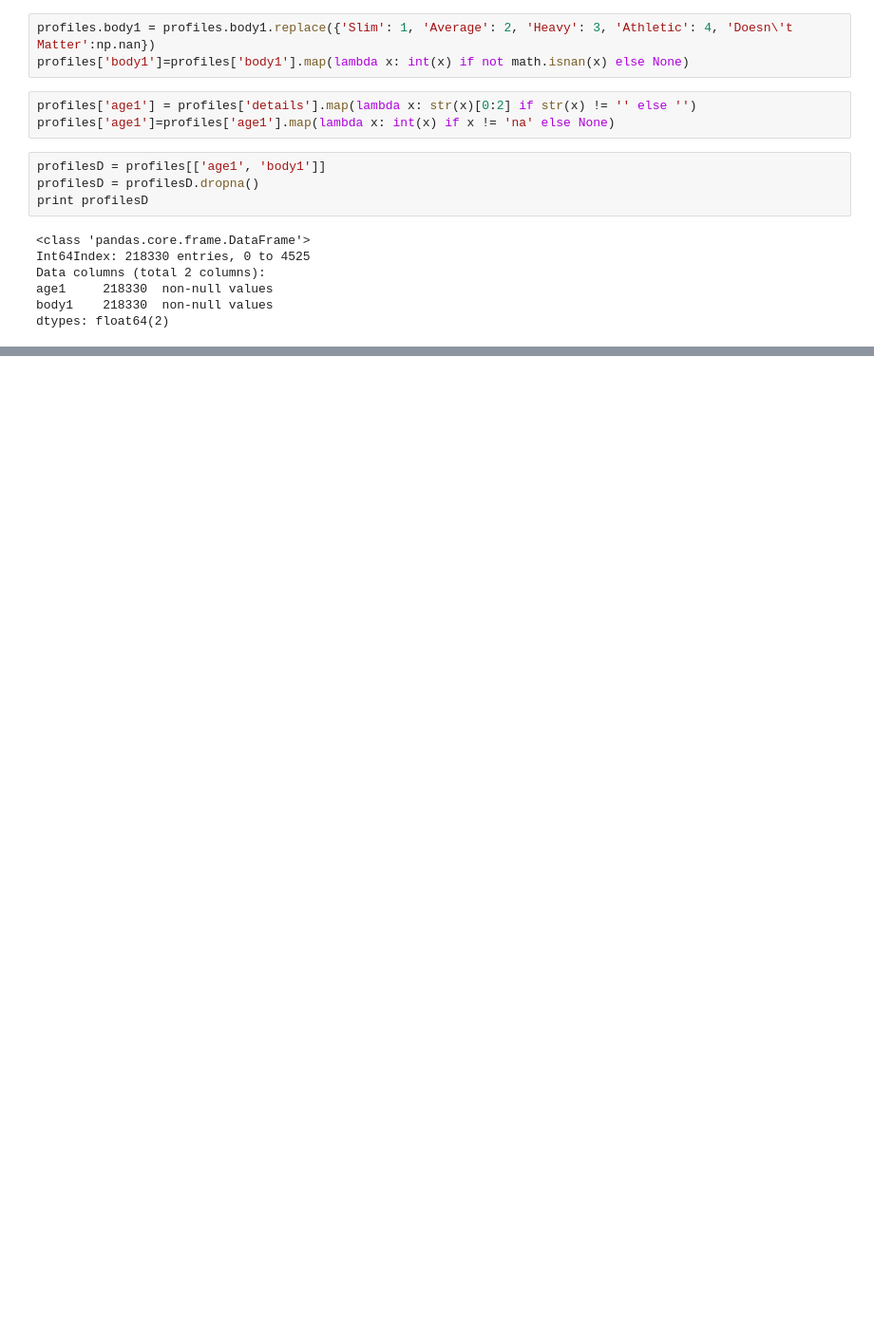
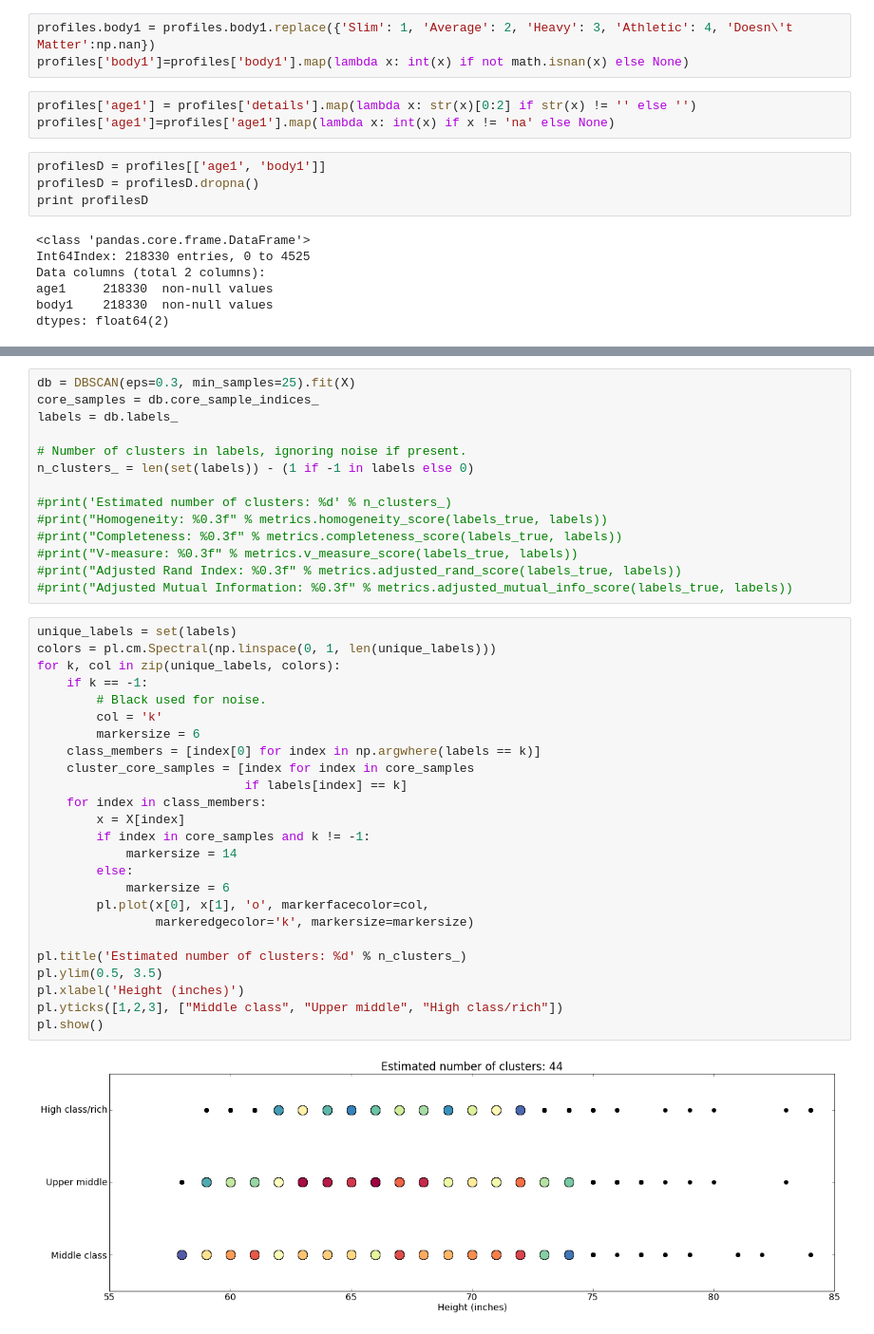
Before and after one commit to deadofied/ac299r, a Jupyter notebook: dbscan.ipynb, the cells around one changed output, grey strips where cells are left out. Shown at 95% size. Saved outputs shown, nothing was run; the diff lists cells and outputs as text; blank space fills up the shorter version.

```diff
--- a/dbscan.ipynb
+++ b/dbscan.ipynb
@@ -381,0 +395,41 @@ Adjusted Mutual Information: -0.000
+# %%
+db = DBSCAN(eps=0.3, min_samples=25).fit(X)
+core_samples = db.core_sample_indices_
+labels = db.labels_
+
+# Number of clusters in labels, ignoring noise if present.
+n_clusters_ = len(set(labels)) - (1 if -1 in labels else 0)
+
+#print('Estimated number of clusters: %d' % n_clusters_)
+#print("Homogeneity: %0.3f" % metrics.homogeneity_score(labels_true, labels))
+#print("Completeness: %0.3f" % metrics.completeness_score(labels_true, labels))
+#print("V-measure: %0.3f" % metrics.v_measure_score(labels_true, labels))
+#print("Adjusted Rand Index: %0.3f" % metrics.adjusted_rand_score(labels_true, labels))
+#print("Adjusted Mutual Information: %0.3f" % metrics.adjusted_mutual_info_score(labels_true, labels))
+# %%
+unique_labels = set(labels)
+colors = pl.cm.Spectral(np.linspace(0, 1, len(unique_labels)))
+for k, col in zip(unique_labels, colors):
+    if k == -1:
+        # Black used for noise.
+        col = 'k'
+        markersize = 6
+    class_members = [index[0] for index in np.argwhere(labels == k)]
+    cluster_core_samples = [index for index in core_samples
+                            if labels[index] == k]
+    for index in class_members:
+        x = X[index]
+        if index in core_samples and k != -1:
+            markersize = 14
+        else:
+            markersize = 6
+        pl.plot(x[0], x[1], 'o', markerfacecolor=col,
+                markeredgecolor='k', markersize=markersize)
+
+pl.title('Estimated number of clusters: %d' % n_clusters_)
+pl.ylim(0.5, 3.5)
+pl.xlabel('Height (inches)')
+pl.yticks([1,2,3], ["Middle class", "Upper middle", "High class/rich"])
+pl.show()
+# %% [output]
+[figure, added]
```
Also changed, not shown: parts of 17 cells of this notebook.
